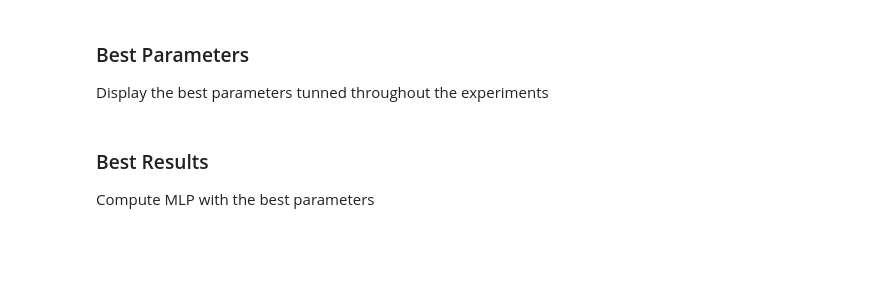
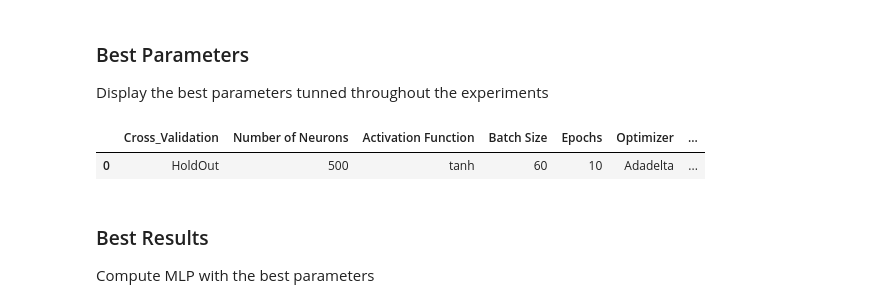
Before and after one commit to rui-pedro-porfirio/IndoorApp, a Jupyter notebook: Server/Notebooks/PROXIMITY/Regression/MLP/BLEProximityRegressorMLPExperiment.ipynb, the cells around one changed output. Drawn from its saved outputs; the diff is of its cells as text; code cells hidden in the pictures; blank space fills up the shorter version.

```diff
--- a/Server/Notebooks/PROXIMITY/Regression/MLP/BLEProximityRegressorMLPExperiment.ipynb
+++ b/Server/Notebooks/PROXIMITY/Regression/MLP/BLEProximityRegressorMLPExperiment.ipynb
@@ -1536,12 +1552,24 @@ display(gridcv_results)
 ### Best Parameters
 Display the best parameters tunned throughout the experiments
 # %%
+selected_method = 'HoldOut'
+selected_number_neurons = 500
+selected_activation_function = 'tanh'
+selected_batch_size = 60
+selected_epochs= 10
+selected_optimization_algorithm = 'Adadelta'
+selected_learning_rate = 0.001
+selected_momentum = 0.0
+selected_preprocessing = 'StandardScaler'
 conclusion_cols=['Cross_Validation','Number of Neurons','Activation Function','Batch Size','Epochs','Optimizer','Learning Rate',
                  'Momentum','Preprocessing']
 conclusion_list = [selected_method,selected_number_neurons,selected_activation_function,selected_batch_size,selected_epochs,
                    selected_optimization_algorithm,selected_learning_rate,selected_momentum,selected_preprocessing]
 conclusion_pd = pd.DataFrame([conclusion_list],columns= conclusion_cols)
 display(conclusion_pd)
+# %% [output]
+|  | Cross_Validation | Number of Neurons | Activation Function | Batch Size | Epochs | Optimizer | ... |
+| 0 | HoldOut | 500 | tanh | 60 | 10 | Adadelta | ... |
 # %% [markdown]
 ### Best Results
 Compute MLP with the best parameters
```
Also changed, not shown: parts of 6 cells of this notebook, 7 other files.
